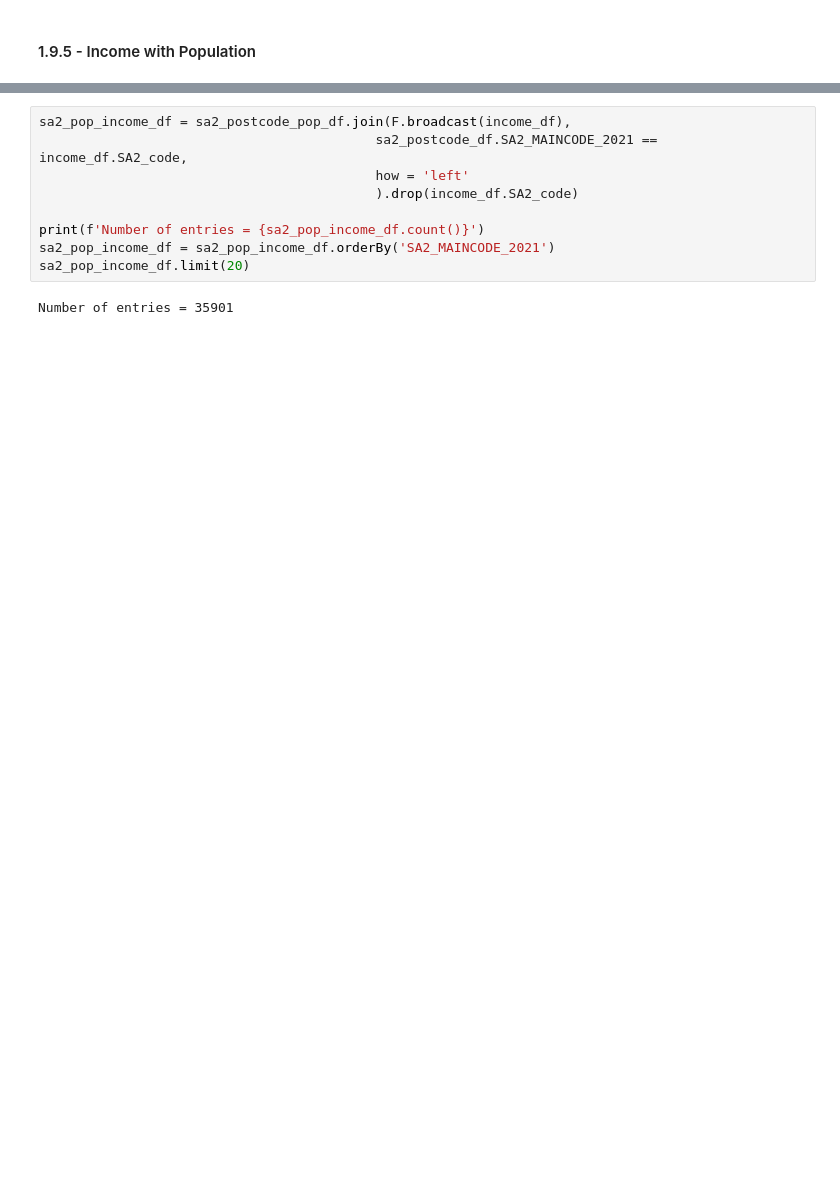
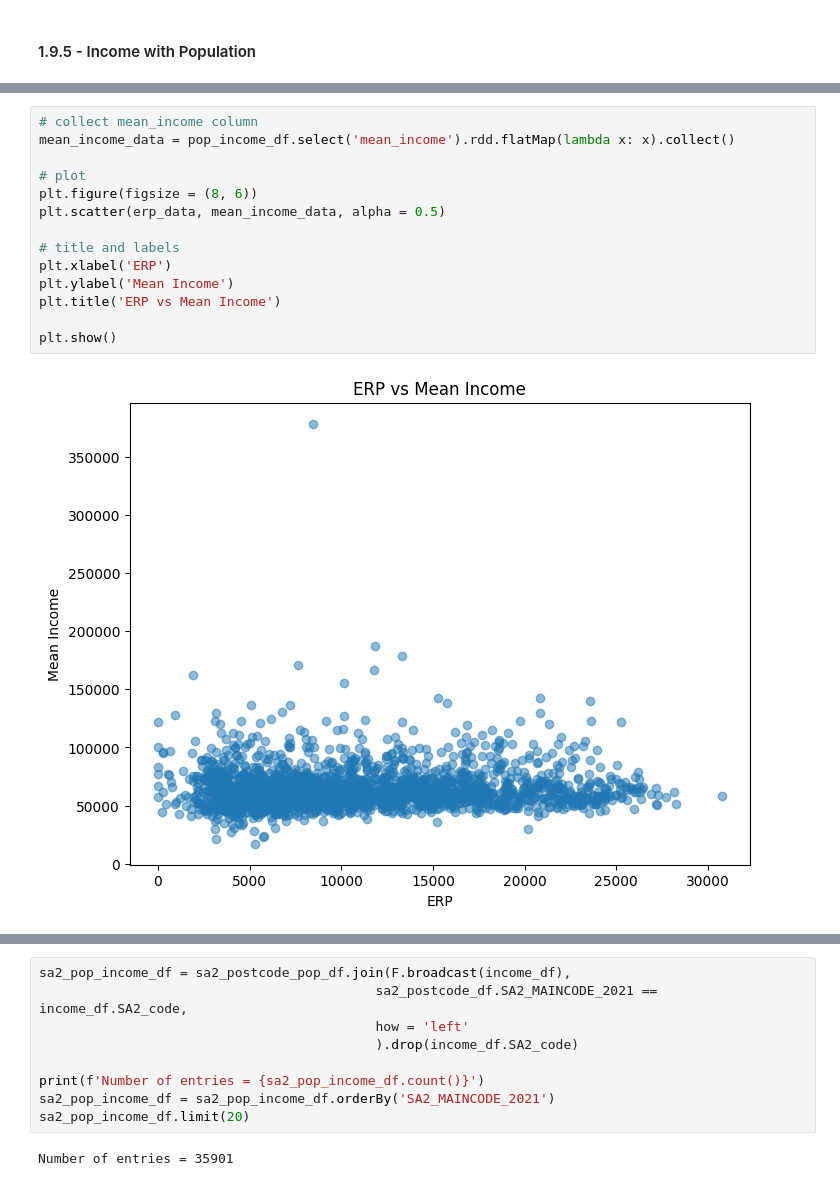
Before and after one commit to MAST30034-AppliedDataScience/project-2-group-buy-now-pay-later-industry-project-13, a Jupyter notebook: notebooks/external_dataset.ipynb, the cells around one changed output, grey strips where cells are left out. Drawn from its saved outputs; the diff is of its cells as text; blank space fills up the shorter version.

```diff
--- a/notebooks/external_dataset.ipynb
+++ b/notebooks/external_dataset.ipynb
@@ -204,0 +332,16 @@ Number of entries = 2454
+# %%
+# collect mean_income column
+mean_income_data = pop_income_df.select('mean_income').rdd.flatMap(lambda x: x).collect()
+
+# plot
+plt.figure(figsize = (8, 6))
+plt.scatter(erp_data, mean_income_data, alpha = 0.5)
+
+# title and labels
+plt.xlabel('ERP')
+plt.ylabel('Mean Income')
+plt.title('ERP vs Mean Income')
+
+plt.show()
+# %% [output]
+[figure, added]
```
Also changed, not shown: parts of 32 cells of this notebook.
